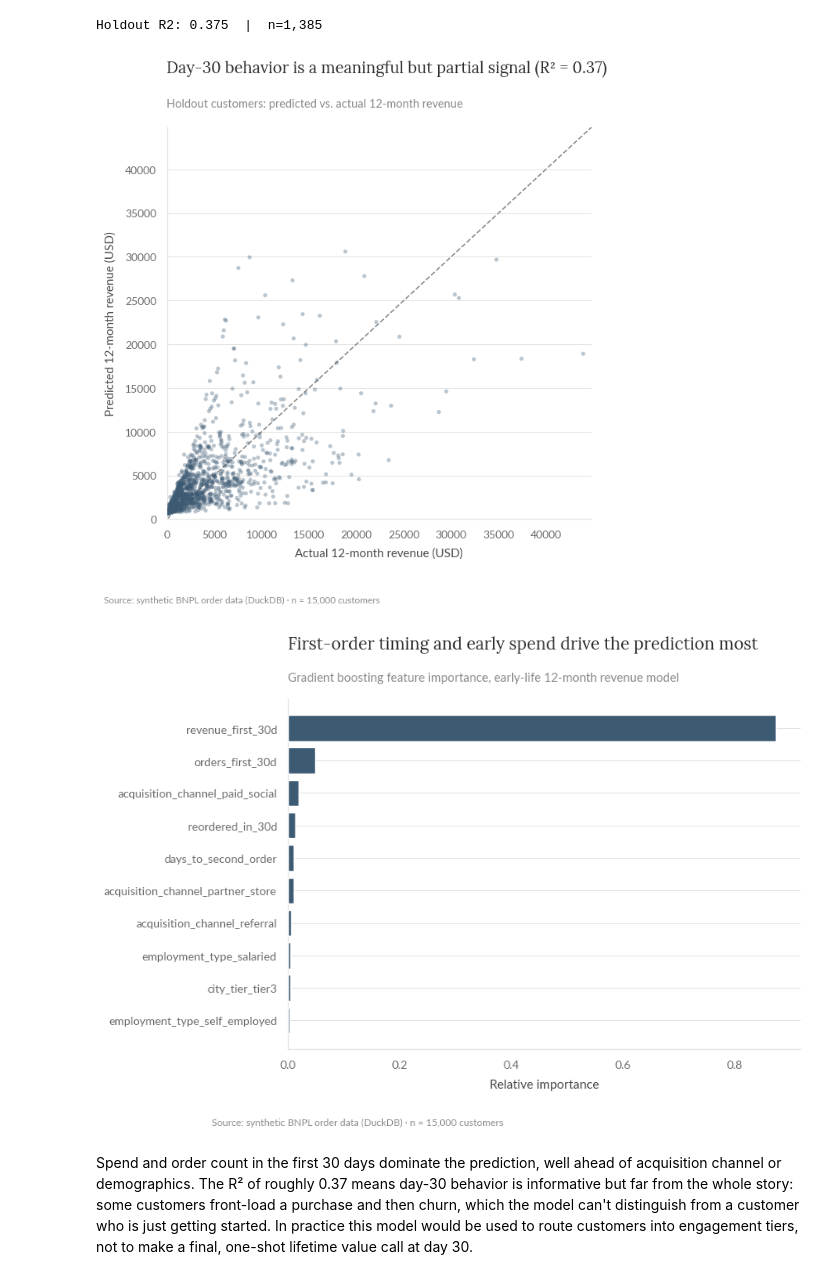
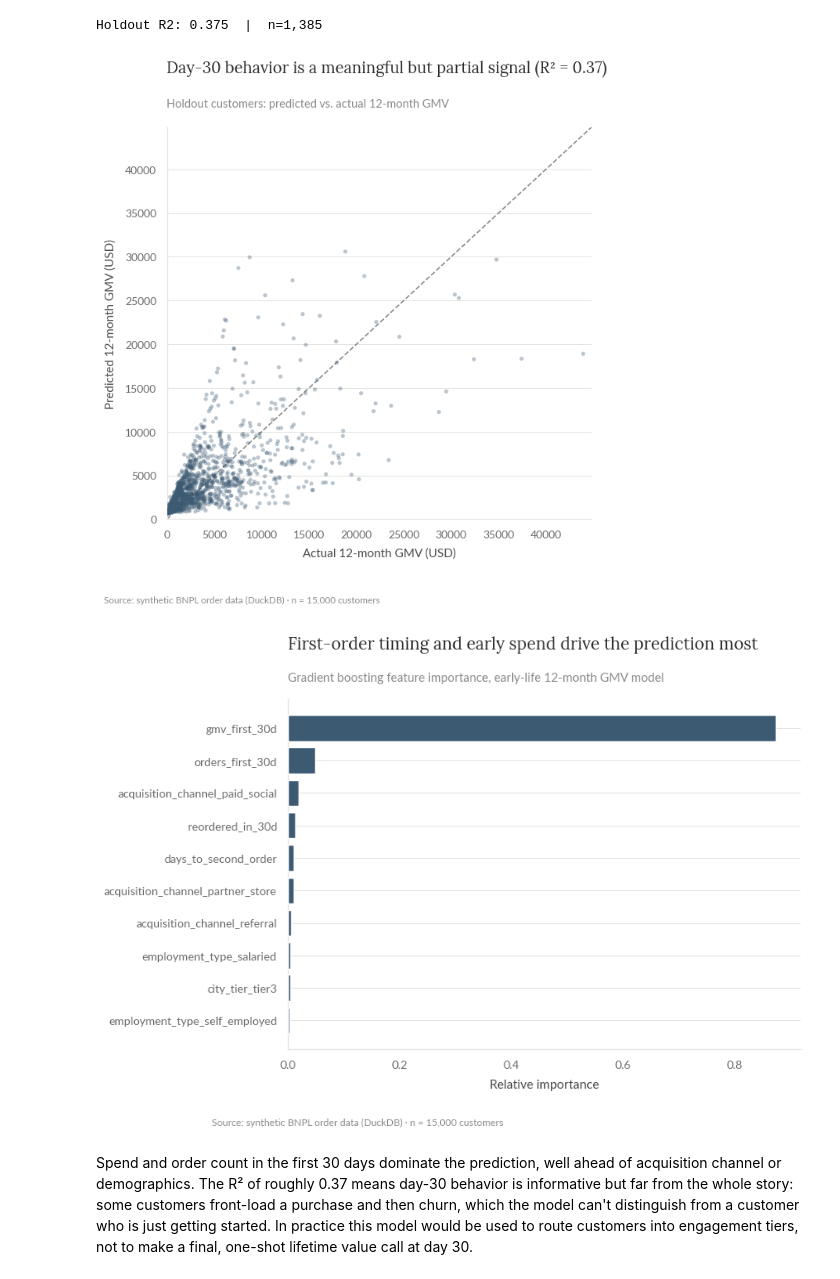
Before and after one commit to gus-morales/work-showcase, a Jupyter notebook: projects/02-ltv-contribution-analysis/notebooks/02_ltv_contribution_analysis.ipynb, the cells around one changed output. Cells and saved outputs as stored; diff of their text form; code cells hidden in the pictures.

```diff
--- a/projects/02-ltv-contribution-analysis/notebooks/02_ltv_contribution_analysis.ipynb
+++ b/projects/02-ltv-contribution-analysis/notebooks/02_ltv_contribution_analysis.ipynb
@@ -42,0 +68,10 @@ Orders per customer: mean=6.29
+# %%
+print(glossary())
+print()
+print(f"GMV governed as: {GMV.sql_expr}")
+print(f"Revenue governed as: {REVENUE.sql_expr}")
+
+for f in ["01_cohort_revenue.sql", "02_monthly_kpis.sql", "03_channel_quality.sql", "04_channel_mix_shift.sql"]:
+    sql_text = open(f"../sql/{f}").read()
+    v = check_sql_uses_governed_metrics(sql_text)
+    print(f"{f}: {'consistent' if not v else v}")
@@ -423,7 +473,7 @@ merged["days_since_acq"] = merged["months_since_acquisition"] * 28
 
 day30 = merged[merged["days_since_acq"] <= 30]
 feats = day30.groupby("customer_id").agg(orders_first_30d=("order_id", "count"),
-                                          revenue_first_30d=("order_value_usd", "sum")).reindex(eligible["customer_id"]).fillna(0)
+                                          gmv_first_30d=("order_value_usd", "sum")).reindex(eligible["customer_id"]).fillna(0)
 second_order_day = (day30[day30["months_since_acquisition"] > 0].groupby("customer_id")["days_since_acq"].min()
                      .reindex(eligible["customer_id"]))
 feats["days_to_second_order"] = second_order_day.fillna(999)
@@ -432,7 +482,7 @@ feats["reordered_in_30d"] = second_order_day.notna().astype(int)
 horizon = merged[merged["months_since_acquisition"] < HORIZON_MONTHS]
 target = horizon.groupby("customer_id")["order_value_usd"].sum().reindex(eligible["customer_id"]).fillna(0)
 
-df_el = eligible.set_index("customer_id").join(feats).join(target.rename("revenue_12m")).reset_index()
+df_el = eligible.set_index("customer_id").join(feats).join(target.rename("gmv_12m")).reset_index()
 df_el.head()
 # %% [output]
 |  | customer_id | cohort_month | acquisition_channel | city | city_tier | employment_type | ... |
@@ -443,9 +493,9 @@ df_el.head()
 | 4 | 12 | 10 | paid_social | Tier 3 metro | tier3 | self_employed | ... |
 # %%
 cat_cols = ["acquisition_channel", "city_tier", "employment_type"]
-num_cols = ["orders_first_30d", "revenue_first_30d", "days_to_second_order", "reordered_in_30d"]
+num_cols = ["orders_first_30d", "gmv_first_30d", "days_to_second_order", "reordered_in_30d"]
 X = pd.get_dummies(df_el[cat_cols + num_cols], columns=cat_cols, drop_first=True)
-y = df_el["revenue_12m"]
+y = df_el["gmv_12m"]
 
 X_train, X_test, y_train, y_test = train_test_split(X, y, test_size=0.25, random_state=7)
 model = GradientBoostingRegressor(n_estimators=300, max_depth=3, learning_rate=0.05, subsample=0.8, random_state=7)
@@ -458,26 +508,26 @@ Holdout R2: 0.375  |  n=1,385
 # %%
 fig, ax = plt.subplots(figsize=(7, 6.5))
 ax.scatter(y_test, pred, s=14, color=SLATE, alpha=0.35, edgecolor="none", zorder=3)
 lims = [0, max(y_test.max(), pred.max()) * 1.02]
 ax.plot(lims, lims, color=GREY, linewidth=1.2, linestyle="--")
 ax.set_xlim(lims); ax.set_ylim(lims)
 style_ax(ax, title=f"Day-30 behavior is a meaningful but partial signal (R² = {r2:.2f})",
-         subtitle="Holdout customers: predicted vs. actual 12-month revenue",
-         xlabel="Actual 12-month revenue (USD)", ylabel="Predicted 12-month revenue (USD)")
+         subtitle="Holdout customers: predicted vs. actual 12-month GMV",
+         xlabel="Actual 12-month GMV (USD)", ylabel="Predicted 12-month GMV (USD)")
 add_footnote(fig, SOURCE)
 plt.show()
 # %% [output]
-[figure, old version]
+[figure, new version]
 # %%
 importances = pd.Series(model.feature_importances_, index=X.columns).sort_values(ascending=True).tail(10)
 fig, ax = plt.subplots(figsize=(8, 5.5))
 ax.barh(importances.index, importances.values, color=SLATE, zorder=3)
 style_ax(ax, title="First-order timing and early spend drive the prediction most",
-         subtitle="Gradient boosting feature importance, early-life 12-month revenue model", xlabel="Relative importance")
+         subtitle="Gradient boosting feature importance, early-life 12-month GMV model", xlabel="Relative importance")
 add_footnote(fig, SOURCE)
 plt.show()
 # %% [output]
-[figure, old version]
+[figure, new version]
 # %% [markdown]
 Spend and order count in the first 30 days dominate the prediction, well ahead of acquisition channel or demographics. The R² of roughly 0.37 means day-30 behavior is informative but far from the whole story: some customers front-load a purchase and then churn, which the model can't distinguish from a customer who is just getting started. In practice this model would be used to route customers into engagement tiers, not to make a final, one-shot lifetime value call at day 30.
 # %% [markdown]
```
Also changed, not shown: parts of 5 cells of this notebook, 10 other files.
